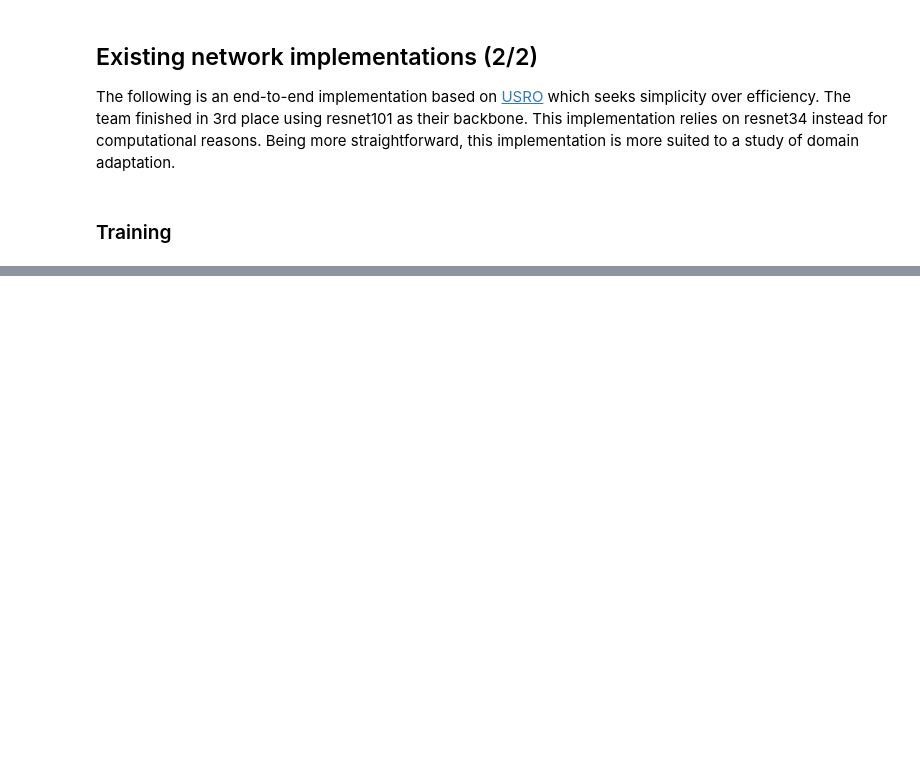
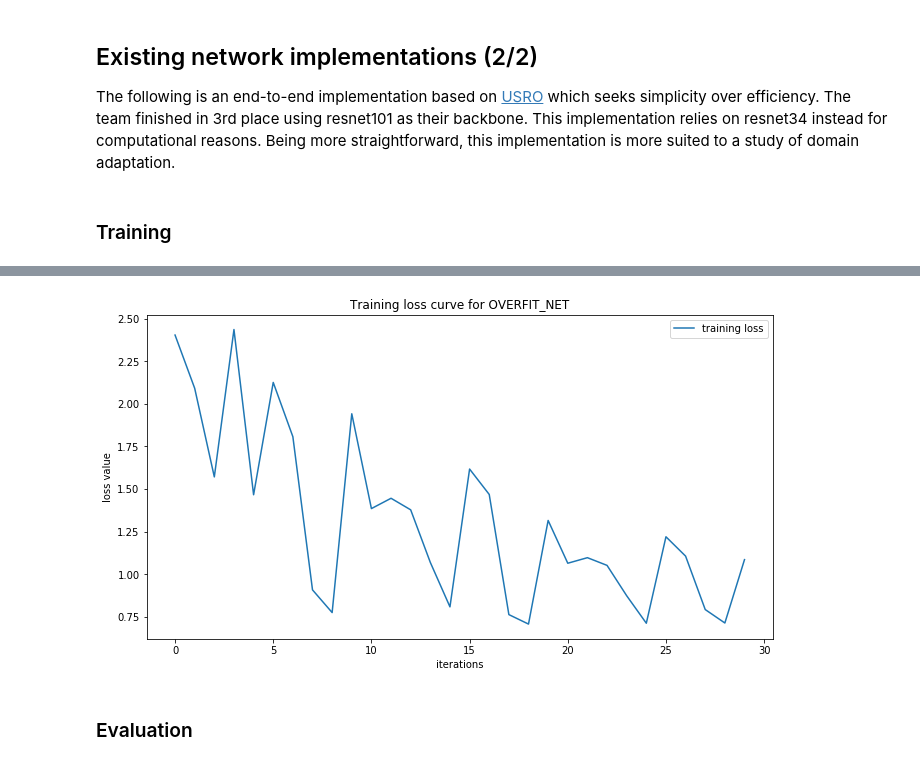
Before and after one commit to jazzalin/spacecraft-pose-estimation, a Jupyter notebook: model/model.ipynb, the cells around one changed output, grey strips where cells are left out. Saved outputs shown, nothing was run; the diff lists cells and outputs as text; code cells hidden in the pictures; blank space fills up the shorter version.

Commit message:
It's a start...

```diff
--- a/model/model.ipynb
+++ b/model/model.ipynb
@@ -224,10 +213,13 @@ class URSONet(nn.Module):
         return t, att
 # %% [markdown]
 ### Training
+# %%
+overfit_net = URSONet()
+overfit_net = overfit_net.cuda()
 # %%
 def get_optimizer(net):
     optimizer = torch.optim.SGD(net.parameters(),
-                                lr=0.001,
+                                lr=0.0001,
                                 weight_decay=0.0001,
                                 momentum=0.9)
     return optimizer
@@ -237,7 +229,7 @@ def translation_loss(t, t_est):
 # %%
 def attitude_loss(att, att_est):
     #TODO: should not take L2 norm of quaternion difference --> find better more accurate loss metric
-    return torch.norm(att - att_test)
+    return torch.norm(att - att_est)
 # %%
 def train(train_loader, net, optimizer, loss_graph):
     for i, data in enumerate(train_loader):
@@ -245,15 +237,44 @@ def train(train_loader, net, optimizer, loss_graph):
         if USE_GPU:
             inputs = inputs.cuda()
             target = target.cuda()
-        att_gt = target[:4]
-        t_gt = target[4:7]
+        att_gt = target[0][:4]
+        t_gt = target[0][4:7]
 
         optimizer.zero_grad()
         t, att = net(inputs)
-        L_t = translation_loss(t, t_gt)
-        L_att = attitude_loss(att, att_gt)
+        L_t = translation_loss(t[None], t_gt)
+        L_att = attitude_loss(att[None], att_gt)
         total_loss = L_t + L_att
+        loss_graph.append(total_loss.item())
 
         # loss_graph.append(total_loss.item())
         total_loss.backward()
         optimizer.step()
+    return total_loss
+# %%
+EPOCH = 30
+
+# Training mode
+overfit_net.train()
+
+optimizer = get_optimizer(overfit_net)
+
+print("Starting Training...")
+
+loss_graph = []
+
+fig = plt.figure(figsize=(12,6))
+plt.subplots_adjust(bottom=0.2,right=0.85,top=0.95)
+ax = fig.add_subplot(1,1,1)
+
+for e in range(EPOCH):
+    loss = train(sanity_loader, overfit_net, optimizer, loss_graph)
+    ax.clear()
+    ax.set_xlabel('iterations')
+    ax.set_ylabel('loss value')
+    ax.set_title('Training loss curve for OVERFIT_NET')
+    ax.plot(loss_graph, label='training loss')
+    ax.legend(loc='upper right')
+    fig.canvas.draw()
+    print("Epoch: {} Loss: {}".format(e, loss))
+# %% [output]
@@ -259,0 +298,3 @@ def train(train_loader, net, optimizer, loss_graph):
+[figure, added]
+# %% [markdown]
+### Evaluation
```
Also changed, not shown: parts of 9 cells of this notebook, 1 other file.
